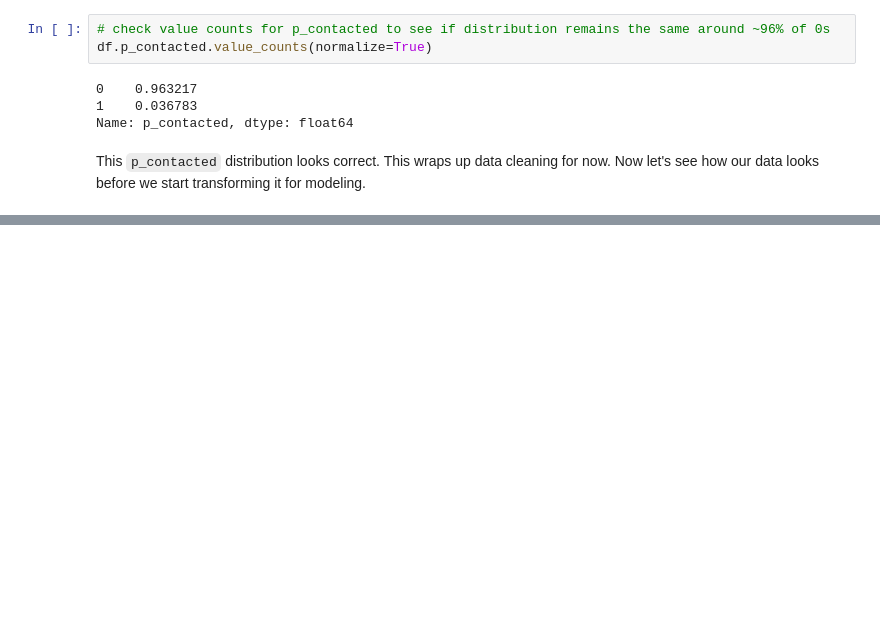
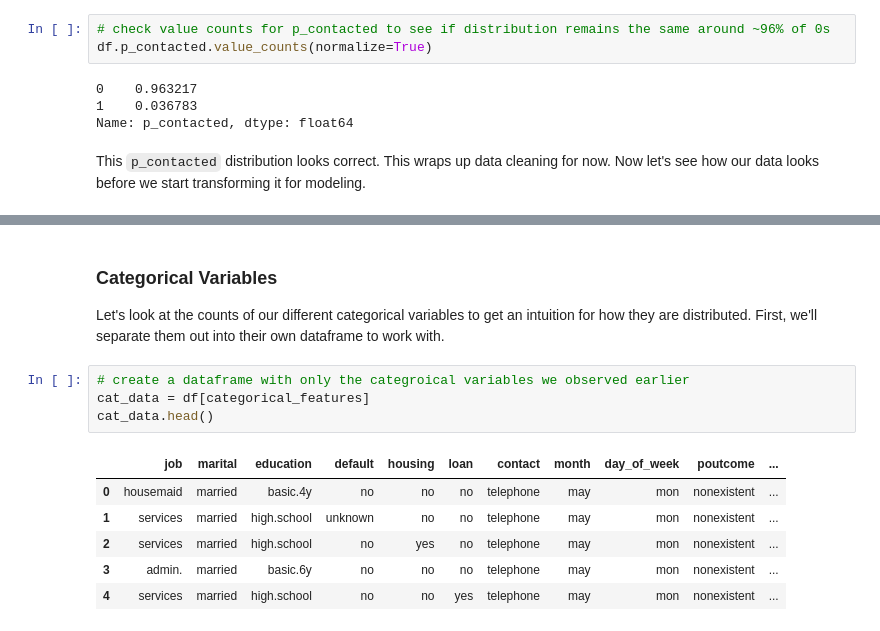
Before and after one commit to jonpresto/Classifier-for-bank-marketing-campaign, a Jupyter notebook: notebook/Bank-marketing-classifier-notebook.ipynb, the cells around one changed output, grey strips where cells are left out. Cells and saved outputs as stored; diff of their text form; blank space fills up the shorter version.

```diff
--- a/notebook/Bank-marketing-classifier-notebook.ipynb
+++ b/notebook/Bank-marketing-classifier-notebook.ipynb
@@ -480,0 +490,14 @@ This `p_contacted` distribution looks correct. This wraps up data cleaning for n
+# %% [markdown]
+### Categorical Variables
+Let's look at the counts of our different categorical variables to get an intuition for how they are distributed. First, we'll separate them out into their own dataframe to work with.
+# %%
+# create a dataframe with only the categroical variables we observed earlier
+cat_data = df[categorical_features]
+cat_data.head()
+# %% [output]
+|  | job | marital | education | default | housing | loan | contact | month | day_of_week | poutcome | ... |
+| 0 | housemaid | married | basic.4y | no | no | no | telephone | may | mon | nonexistent | ... |
+| 1 | services | married | high.school | unknown | no | no | telephone | may | mon | nonexistent | ... |
+| 2 | services | married | high.school | no | yes | no | telephone | may | mon | nonexistent | ... |
+| 3 | admin. | married | basic.6y | no | no | no | telephone | may | mon | nonexistent | ... |
+| 4 | services | married | high.school | no | no | yes | telephone | may | mon | nonexistent | ... |
```
Also changed, not shown: parts of 27 cells of this notebook.
